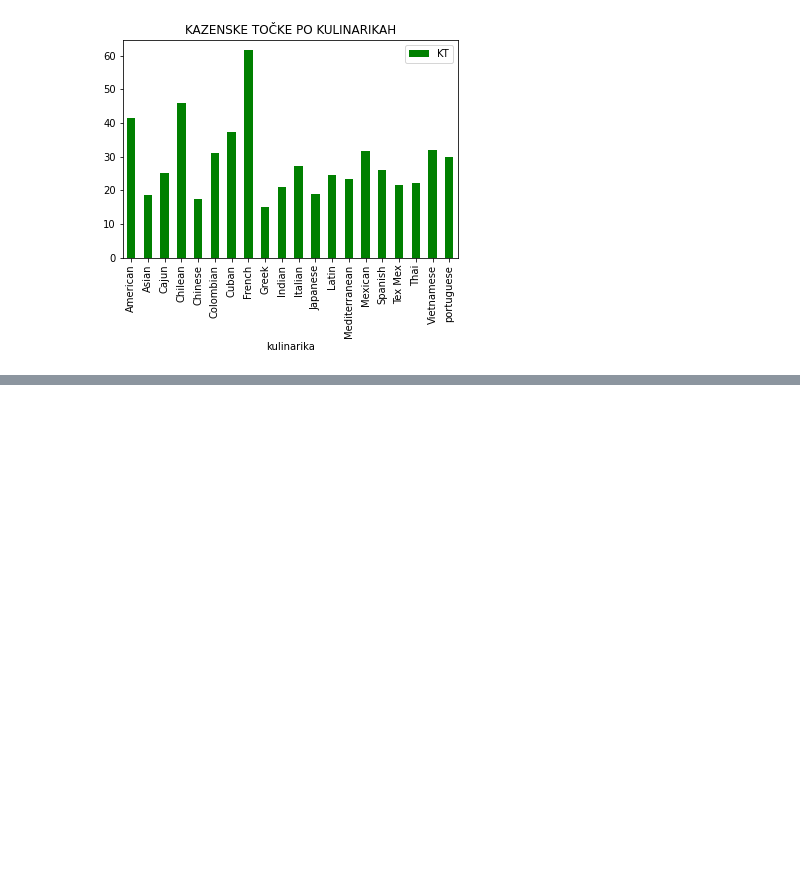
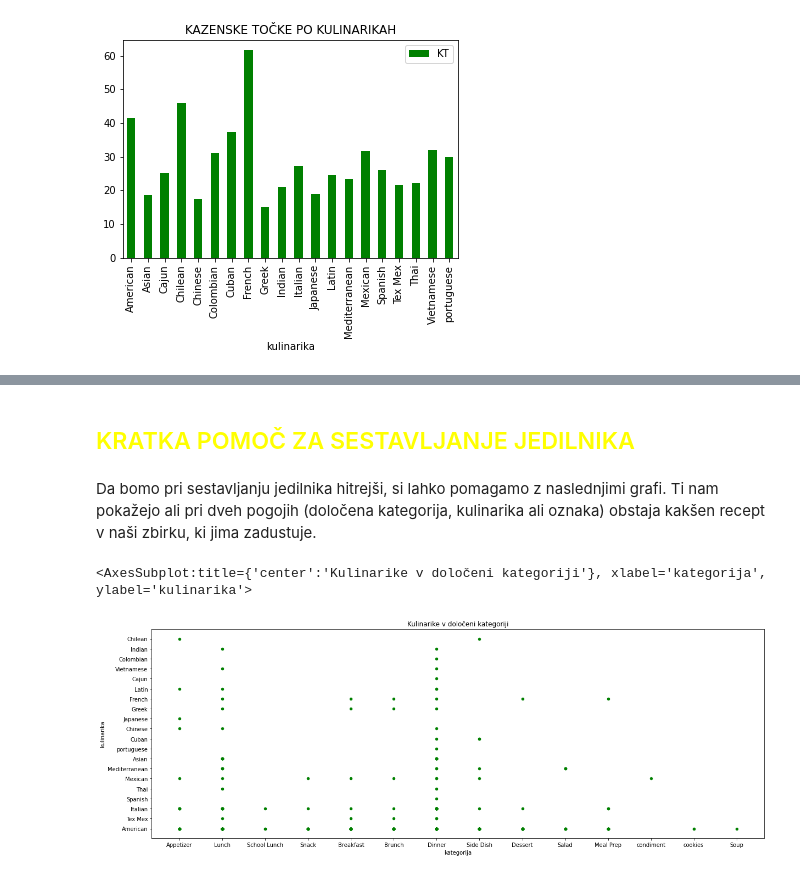
Before and after one commit to AljaZaletelj/Analiza-receptov, a Jupyter notebook: analiza_receptov.ipynb, the cells around one changed output, grey strips where cells are left out. Cells and saved outputs as stored; diff of their text form; code cells hidden in the pictures; blank space fills up the shorter version.

```diff
--- a/analiza_receptov.ipynb
+++ b/analiza_receptov.ipynb
@@ -561,0 +581,11 @@ Length: 13, dtype: int64
+# %% [markdown]
+## <span style="color:yellow">KRATKA POMOČ ZA SESTAVLJANJE JEDILNIKA</span>
+# %% [markdown]
+Da bomo pri sestavljanju jedilnika hitrejši, si lahko pomagamo z naslednjimi grafi.
+Ti nam pokažejo ali pri dveh pogojih (določena kategorija, kulinarika ali oznaka) obstaja kakšen recept v naši zbirku, ki jima zadustuje.
+# %%
+recepti_ku_ka = pd.merge(recepti_z_kulinarikami, kategorije)
+recepti_ku_ka.plot.scatter(x= "kategorija", y = "kulinarika", figsize = (20, 7), color = "green", title = "Kulinarike v določeni kategoriji")
+# %% [output]
+<AxesSubplot:title={'center':'Kulinarike v določeni kategoriji'}, xlabel='kategorija', ylabel='kulinarika'>
+[figure, added]
```
Also changed, not shown: parts of 23 cells of this notebook, 1 other file.
